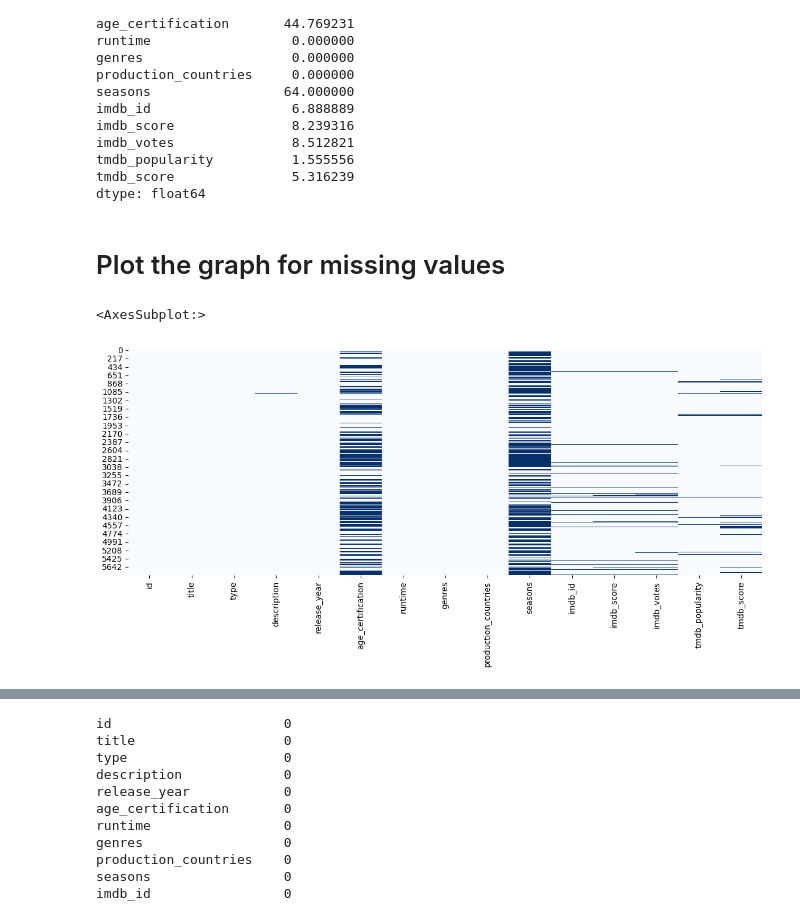
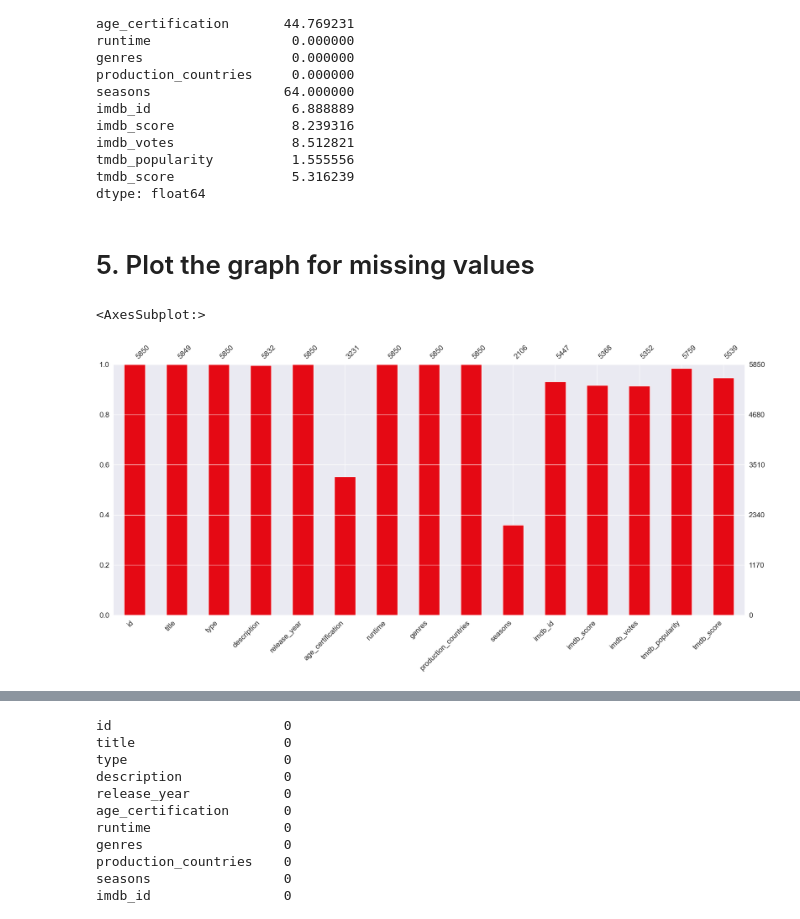
Before and after one commit to shr53/Python-project, a Jupyter notebook: Netflix Data Visualization and EDA.ipynb, the cells around one changed output, grey strips where cells are left out. Cells and saved outputs as stored; diff of their text form; code cells hidden in the pictures.

```diff
--- a/Netflix Data Visualization and EDA.ipynb
+++ b/Netflix Data Visualization and EDA.ipynb
@@ -113,10 +138,10 @@ tmdb_popularity          1.555556
 tmdb_score               5.316239
 dtype: float64
 # %% [markdown]
-# Plot the graph for missing values
+# 5. Plot the graph for missing values
 # %%
-plt.figure(figsize=(14,5))
-sns.heatmap(my_netflix_data.isnull(),cbar=False,cmap='Blues')
+c = '#e50914'
+msno.bar(my_netflix_data, color = c)
 # %% [output]
 <AxesSubplot:>
-[figure, old version]
+[figure, new version]
```
Also changed, not shown: parts of 30 cells of this notebook.
